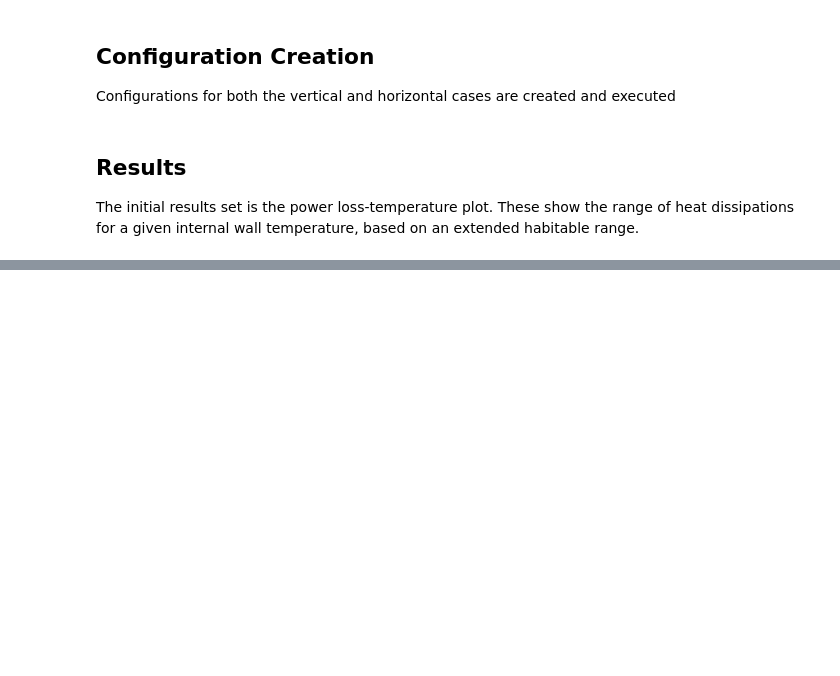
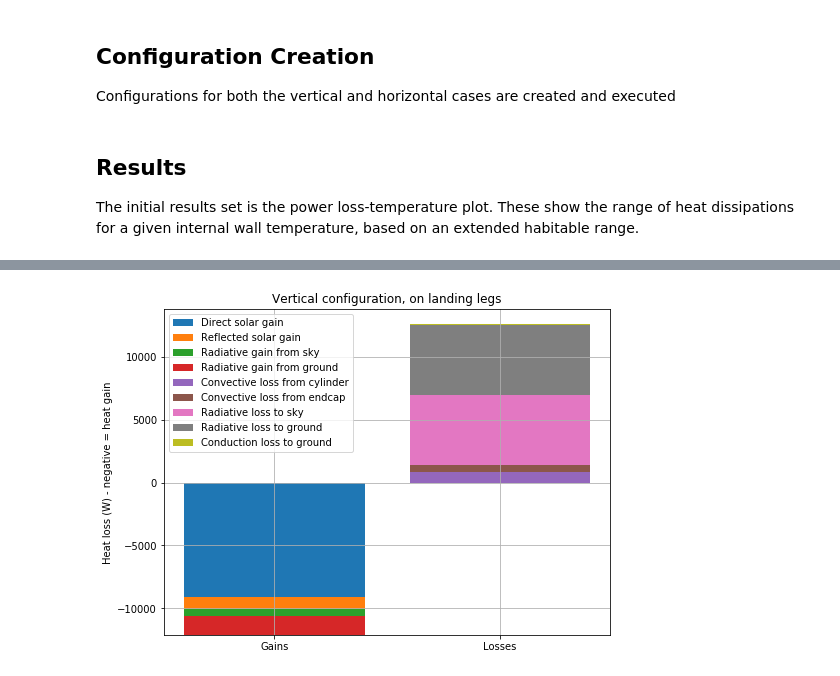
Before and after one commit to smross106/Syrtis, a Jupyter notebook: ISS_Module_Mars.ipynb, the cells around one changed output, grey strips where cells are left out. Saved outputs shown, nothing was run; the diff lists cells and outputs as text; code cells hidden in the pictures; blank space fills up the shorter version.

```diff
--- a/ISS_Module_Mars.ipynb
+++ b/ISS_Module_Mars.ipynb
@@ -110,0 +116,18 @@ plt.show()
+# %%
+stack_labels = ["Gains", "Losses"]
+
+loss_category_labels = ["Convective loss from cylinder", "Convective loss from endcap", "Radiative loss to sky", "Radiative loss to ground", "Conduction loss to ground"]
+gain_category_labels = ["Direct solar gain", "Reflected solar gain", "Radiative gain from sky", "Radiative gain from ground"]
+category_labels = gain_category_labels + loss_category_labels
+
+vertical_gain_data = [vertical_report_293[key] for key in gain_category_labels] + list(np.zeros(len(loss_category_labels)))
+
+vertical_loss_data = list(np.zeros(len(gain_category_labels))) + [vertical_report_293[key] for key in loss_category_labels]
+
+plt.figure(figsize=(8,6))
+plt.ylabel("Heat loss (W) - negative = heat gain")
+plt.title("Vertical configuration, on landing legs \n ")
+syrtis.tools.plot_stacked_bar(np.transpose([vertical_gain_data, vertical_loss_data]),
+category_labels, category_labels=stack_labels)
+# %% [output]
+[figure, added]
```
Also changed, not shown: parts of 7 cells of this notebook, 4 other files.
